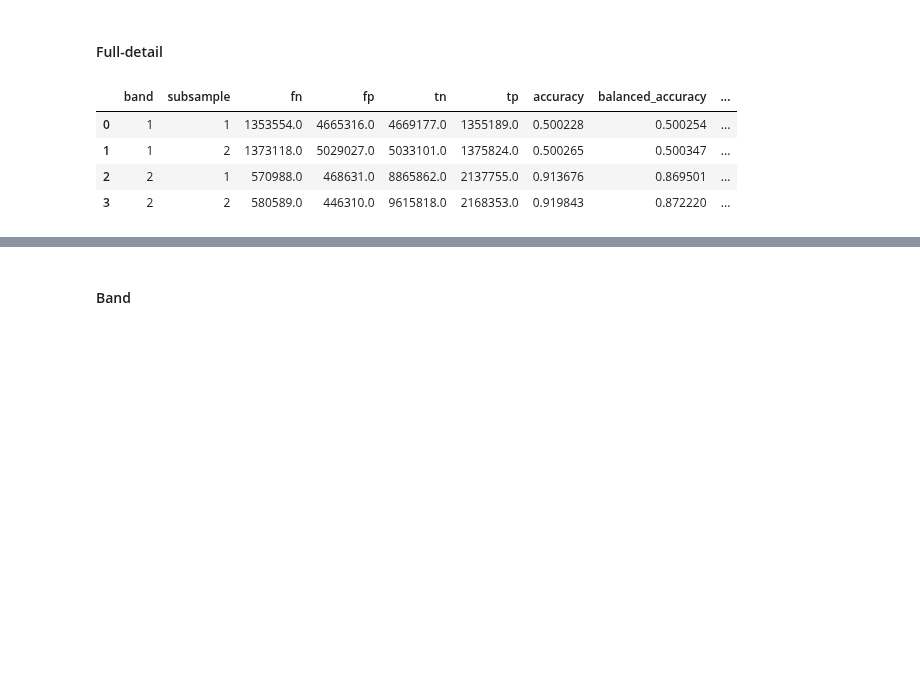
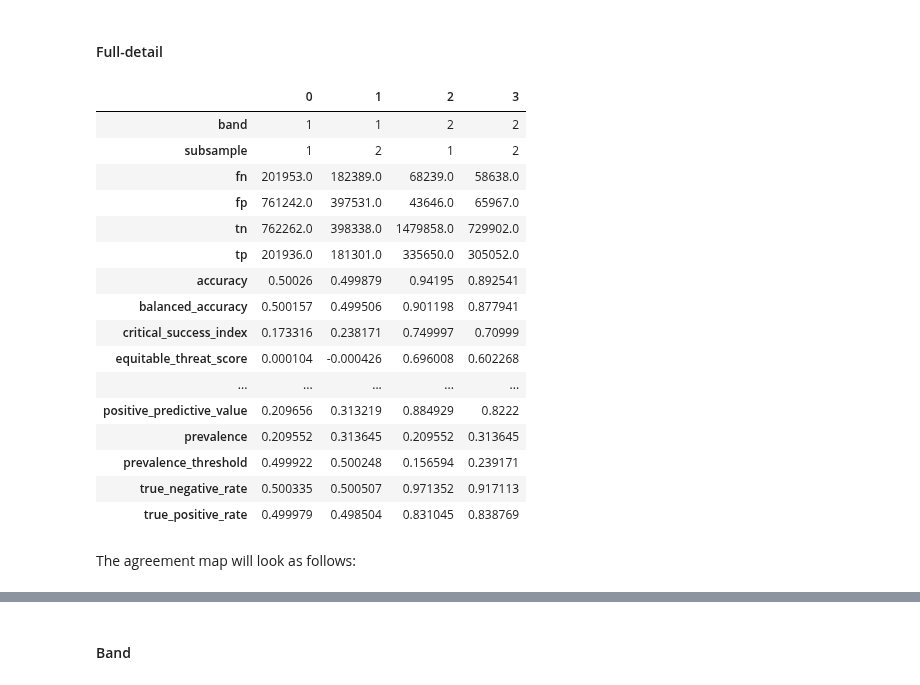
Before and after one commit to NOAA-OWP/gval, a Jupyter notebook: notebooks/Subsampling Tutorial.ipynb, the cells around one changed output, grey strips where cells are left out. Saved outputs shown, nothing was run; the diff lists cells and outputs as text; code cells hidden in the pictures; blank space fills up the shorter version.

Commit message:
Add subsampling documentation

```diff
--- a/notebooks/Subsampling Tutorial.ipynb
+++ b/notebooks/Subsampling Tutorial.ipynb
@@ -118,8 +140,5 @@ met
 # %%
 # Subsampling DF
 polygons_categorical = gpd.read_file(f'{data_path}/subsample_two-class_polygons.gpkg')
-polygons_categorical.gval.create_subsampling_df(subsampling_type=["exclude", "exclude"], inplace=True)
-
-# Candidate and Benchmark
-cda = rxr.open_rasterio(f'{data_path}/candidate_map_multiband_two_class_categorical.tif', mask_and_scale=True)
-bda = rxr.open_rasterio(f'{data_path}/benchmark_map_multiband_two_class_categorical.tif', mask_and_scale=True)
+polygons_categorical.gval.create_subsampling_df(subsampling_type=["include", "include"], inplace=True)
+polygons_categorical.explore()
@@ -134,14 +169,28 @@ Just as done earlier in continuous comparison, the following performs subsamplin
 # %%
 ag, ctab, met = cda.gval.categorical_compare(benchmark_map=bda,
                                              metrics="all",
                                              positive_categories=[2],
                                              negative_categories=[0, 1],
                                              subsampling_df=polygons_categorical,
                                              subsampling_average="full-detail")
-met
+met.transpose()
 # %% [output]
-|  | band | subsample | fn | fp | tn | tp | accuracy | balanced_accuracy | ... |
-| 0 | 1 | 1 | 1353554.0 | 4665316.0 | 4669177.0 | 1355189.0 | 0.500228 | 0.500254 | ... |
-| 1 | 1 | 2 | 1373118.0 | 5029027.0 | 5033101.0 | 1375824.0 | 0.500265 | 0.500347 | ... |
-| 2 | 2 | 1 | 570988.0 | 468631.0 | 8865862.0 | 2137755.0 | 0.913676 | 0.869501 | ... |
-| 3 | 2 | 2 | 580589.0 | 446310.0 | 9615818.0 | 2168353.0 | 0.919843 | 0.872220 | ... |
+|  | 0 | 1 | 2 | 3 |
+| band | 1 | 1 | 2 | 2 |
+| subsample | 1 | 2 | 1 | 2 |
+| fn | 201953.0 | 182389.0 | 68239.0 | 58638.0 |
+| fp | 761242.0 | 397531.0 | 43646.0 | 65967.0 |
+| tn | 762262.0 | 398338.0 | 1479858.0 | 729902.0 |
+| tp | 201936.0 | 181301.0 | 335650.0 | 305052.0 |
+| accuracy | 0.50026 | 0.499879 | 0.94195 | 0.892541 |
+| balanced_accuracy | 0.500157 | 0.499506 | 0.901198 | 0.877941 |
+| critical_success_index | 0.173316 | 0.238171 | 0.749997 | 0.70999 |
+| equitable_threat_score | 0.000104 | -0.000426 | 0.696008 | 0.602268 |
+| ... | ... | ... | ... | ... |
+| positive_predictive_value | 0.209656 | 0.313219 | 0.884929 | 0.8222 |
+| prevalence | 0.209552 | 0.313645 | 0.209552 | 0.313645 |
+| prevalence_threshold | 0.499922 | 0.500248 | 0.156594 | 0.239171 |
+| true_negative_rate | 0.500335 | 0.500507 | 0.971352 | 0.917113 |
+| true_positive_rate | 0.499979 | 0.498504 | 0.831045 | 0.838769 |
+# %% [markdown]
+The agreement map will look as follows:
```
Also changed, not shown: parts of 24 cells of this notebook, 13 other files.
